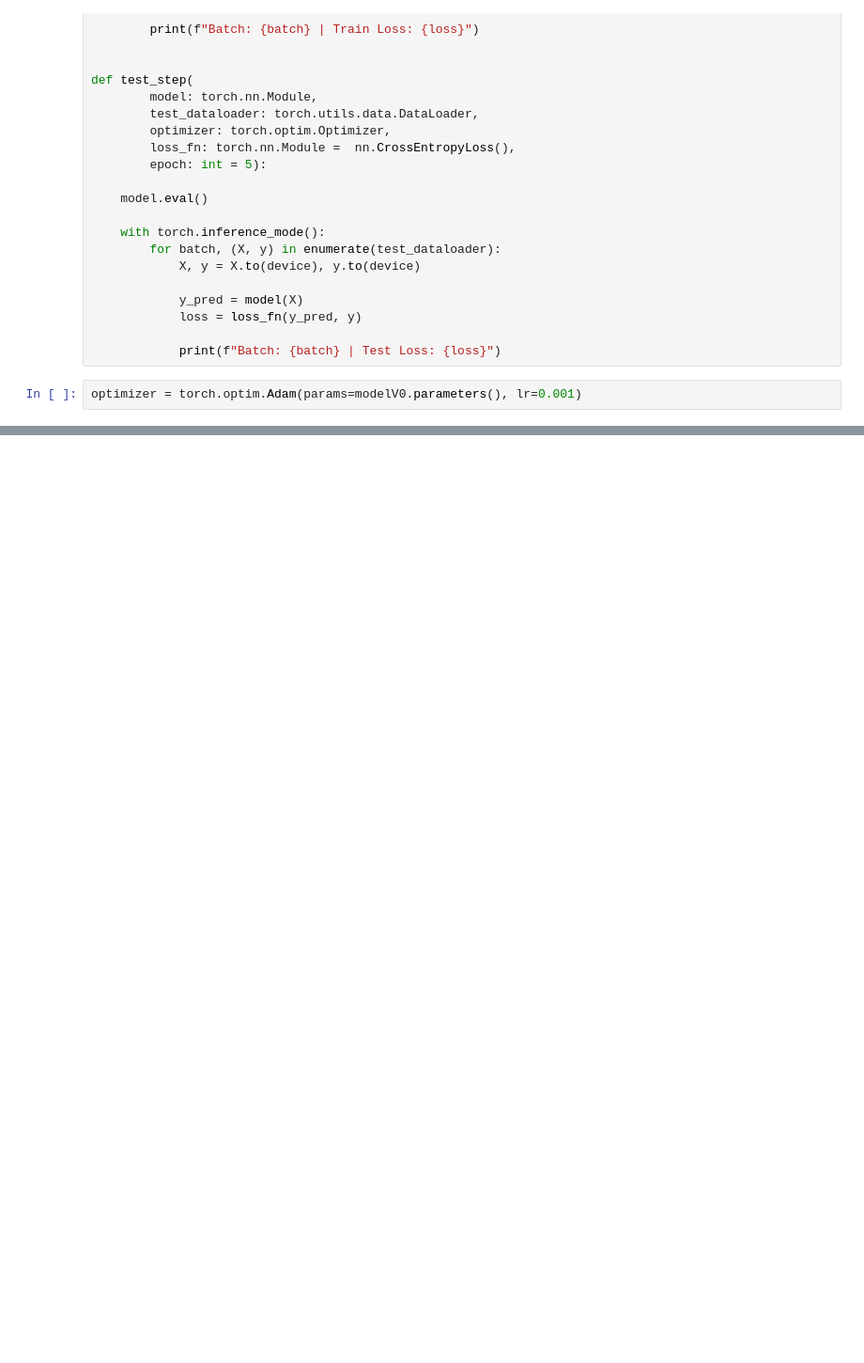
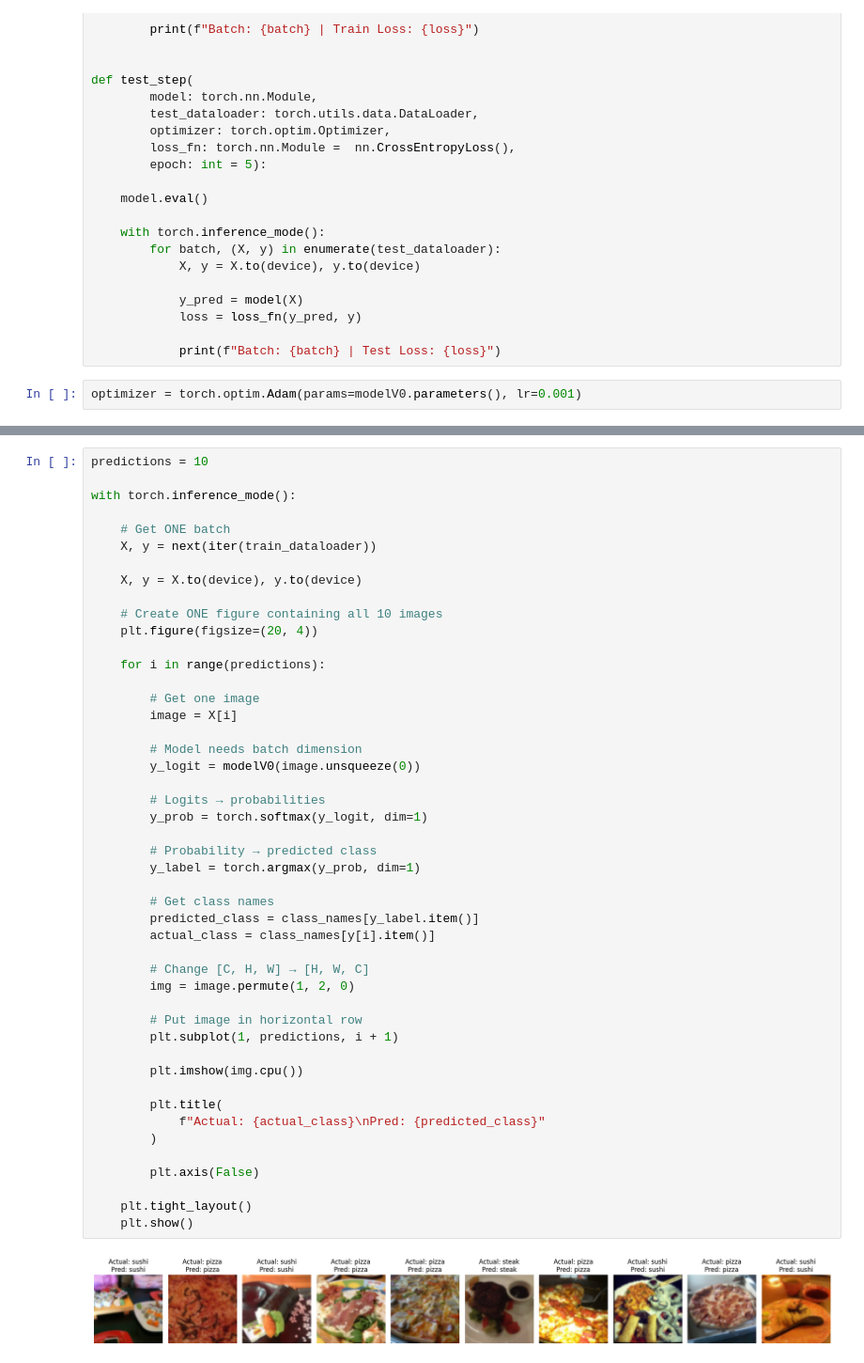
Before and after one commit to ahmedrazakhann/pytorch-journey, a Jupyter notebook: models/classification/custom_dataset_classification_model.ipynb, the cells around one changed output, grey strips where cells are left out. Shown at 94% size. Saved outputs shown, nothing was run; the diff lists cells and outputs as text; blank space fills up the shorter version.

```diff
--- a/models/classification/custom_dataset_classification_model.ipynb
+++ b/models/classification/custom_dataset_classification_model.ipynb
@@ -548,0 +563,49 @@ RuntimeError: element 0 of tensors does not require grad and does not have a gra
+# %%
+predictions = 10
+
+with torch.inference_mode():
+
+    # Get ONE batch
+    X, y = next(iter(train_dataloader))
+
+    X, y = X.to(device), y.to(device)
+
+    # Create ONE figure containing all 10 images
+    plt.figure(figsize=(20, 4))
+
+    for i in range(predictions):
+
+        # Get one image
+        image = X[i]
+
+        # Model needs batch dimension
+        y_logit = modelV0(image.unsqueeze(0))
+
+        # Logits → probabilities
+        y_prob = torch.softmax(y_logit, dim=1)
+
+        # Probability → predicted class
+        y_label = torch.argmax(y_prob, dim=1)
+
+        # Get class names
+        predicted_class = class_names[y_label.item()]
+        actual_class = class_names[y[i].item()]
+
+        # Change [C, H, W] → [H, W, C]
+        img = image.permute(1, 2, 0)
+
+        # Put image in horizontal row
+        plt.subplot(1, predictions, i + 1)
+
+        plt.imshow(img.cpu())
+
+        plt.title(
+            f"Actual: {actual_class}\nPred: {predicted_class}"
+        )
+
+        plt.axis(False)
+
+    plt.tight_layout()
+    plt.show()
+# %% [output]
+[figure, added]
```
Also changed, not shown: parts of 12 cells of this notebook.
